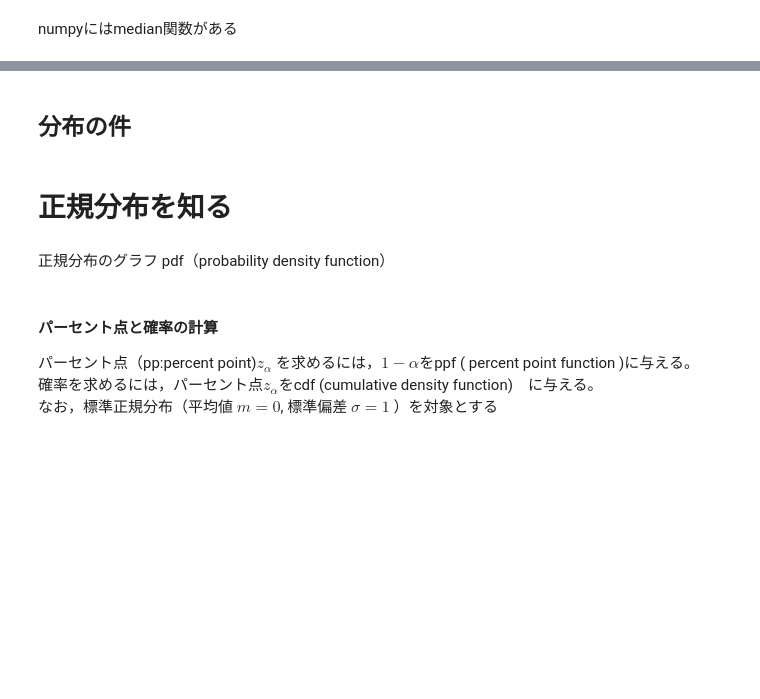
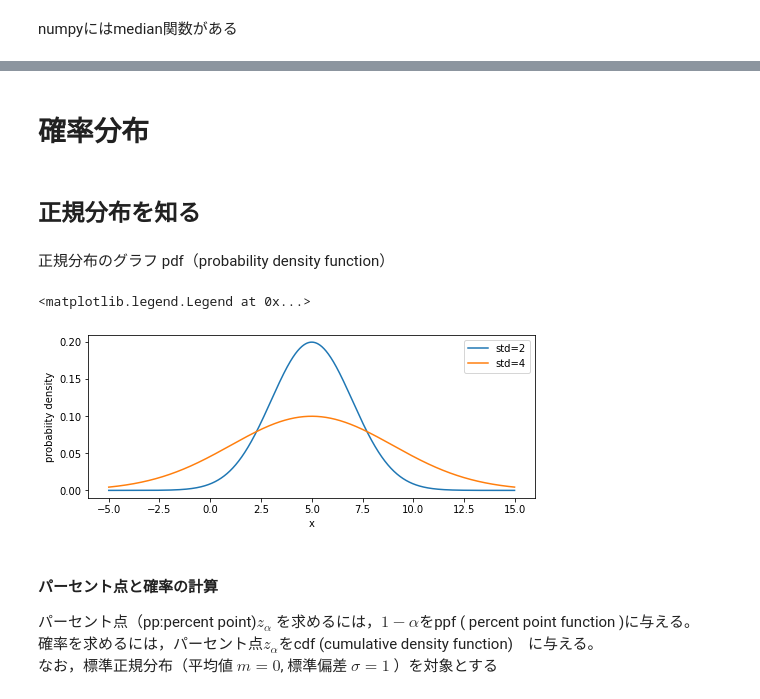
Before and after one commit to miwamasa/DataScience2022, a Jupyter notebook: notebooks/lecture4.ipynb, the cells around one changed output, grey strips where cells are left out. Saved outputs shown, nothing was run; the diff lists cells and outputs as text; code cells hidden in the pictures; blank space fills up the shorter version.

```diff
--- a/notebooks/lecture4.ipynb
+++ b/notebooks/lecture4.ipynb
@@ -284,7 +258,7 @@ plt.axvline(x2_mean, color='orange')
 # %% [markdown]
-## 分布の件
+# 確率分布
 # %% [markdown]
-# 正規分布を知る
+## 正規分布を知る
 # %%
 # -*- coding: utf-8 -*-
 import numpy as np
@@ -300,19 +272,21 @@ FLAG_fig = False
 # %%
 m = 5   # 平均値
 std = 2 # 標準偏差
 std2 = 4
 x = np.arange( -5, 15, 0.01)
 y = norm.pdf(x, loc=m, scale=std)
 y2 = norm.pdf(x, loc=m, scale=std2)
 #y = (1 / np.sqrt(2 * np.pi * std*std ) ) * np.exp(-(x-m) ** 2 / (2 * std*std) ) #正規分布の式
 
 fig = plt.subplots(figsize=(8,3))
 plt.plot(x,y,label='std=2')
 plt.plot(x,y2,label='std=4')
 plt.xlabel('x')
 plt.ylabel('probabiity density')
 plt.legend()
-if FLAG_fig: plt.savefig('fig_PROB_NormalDist.png')
+# %% [output]
+<matplotlib.legend.Legend at 0x...>
+[figure, added]
 # %% [markdown]
 #### パーセント点と確率の計算
 パーセント点（pp:percent point)$z_{\alpha}$ を求めるには，$1-\alpha$をppf ( percent point function )に与える。<br>
```
Also changed, not shown: parts of 101 cells of this notebook.
